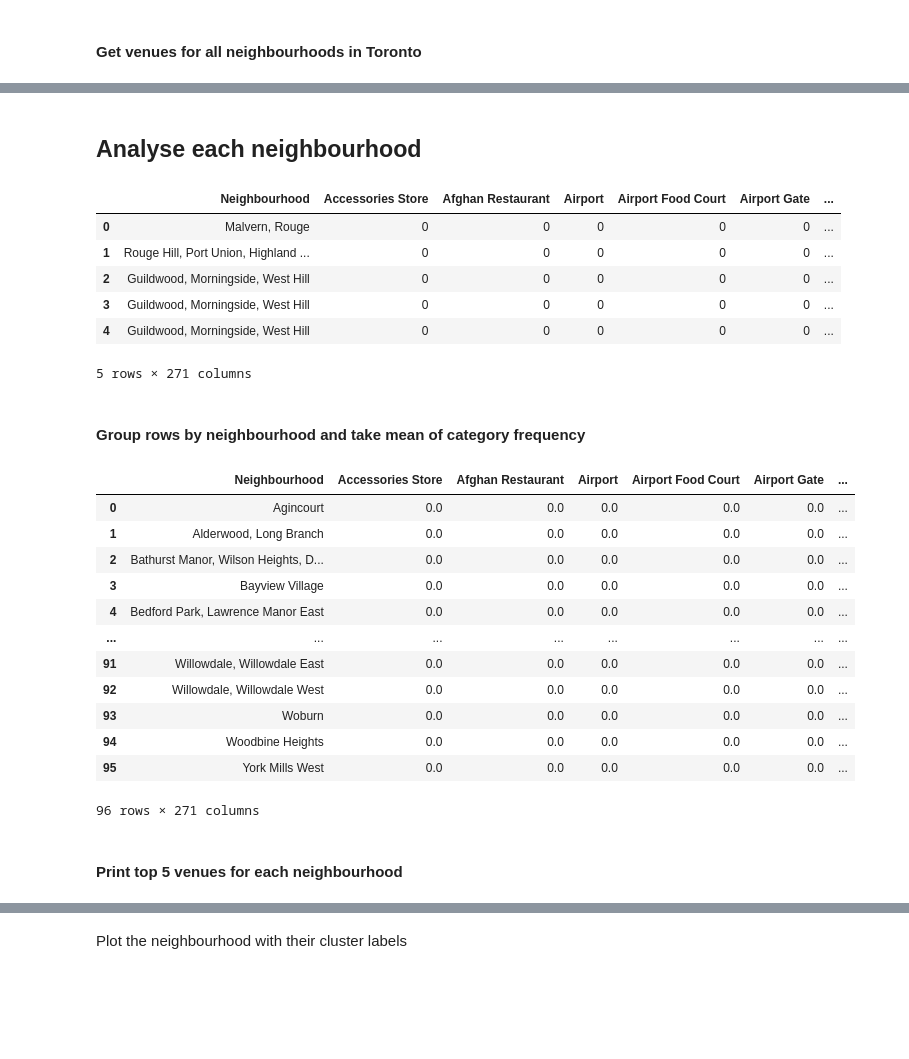
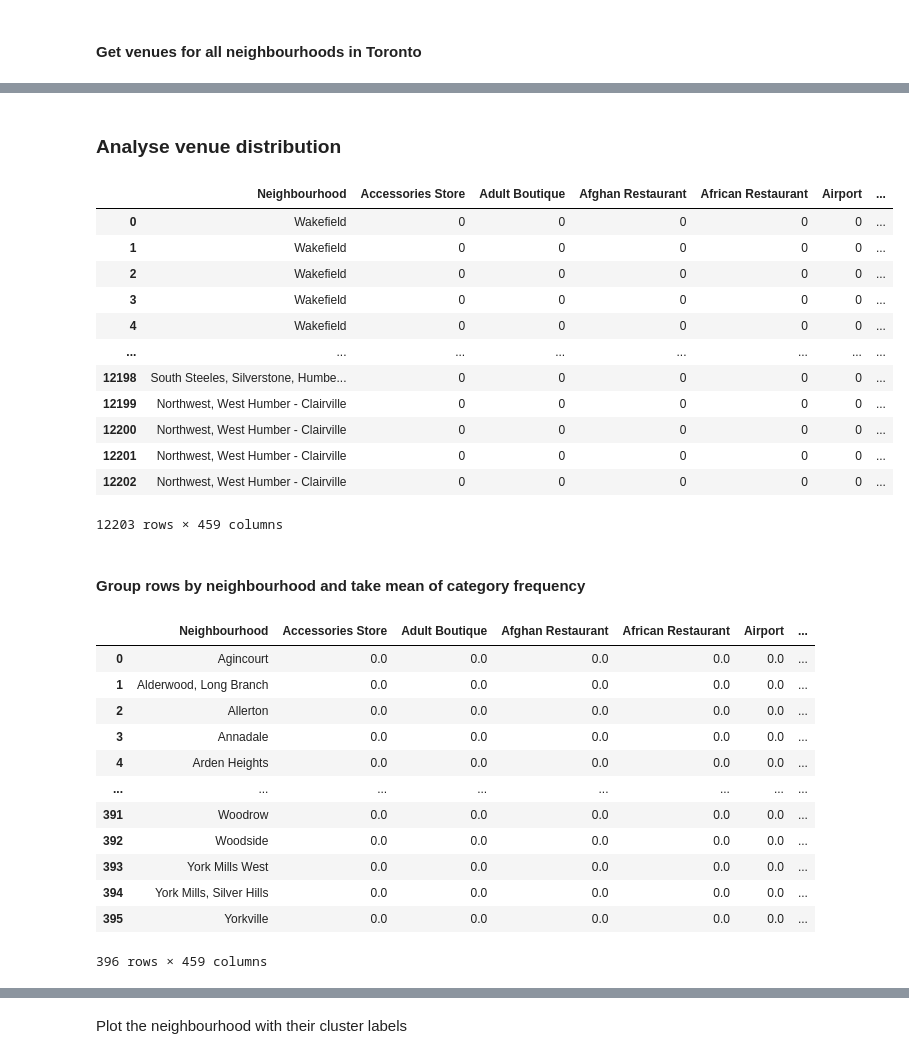
Before and after one commit to procal/Coursera_Capstone, a Jupyter notebook: Coursera Capstone Week 3.ipynb, the cells around one changed output, grey strips where cells are left out. Saved outputs shown, nothing was run; the diff lists cells and outputs as text; code cells hidden in the pictures; blank space fills up the shorter version.

```diff
--- a/Coursera Capstone Week 3.ipynb
+++ b/Coursera Capstone Week 3.ipynb
@@ -339,7 +289,7 @@ def getNearbyVenues(names, latitudes, longitudes, radius=500):
             lat,
             lng,
             radius,
-            LIMIT)
+            100) # limit of venues returned
 
         # make the GET request
         results = requests.get(url).json()["response"]['groups'][0]['items']
@@ -366,0 +319,5 @@ def getNearbyVenues(names, latitudes, longitudes, radius=500):
+# %%
+newyork_venues = getNearbyVenues(names=newyork_data['Neighbourhood'],
+                                   latitudes=newyork_data['Latitude'],
+                                   longitudes=newyork_data['Longitude']
+                                  )
@@ -367,9 +355,9 @@ def getNearbyVenues(names, latitudes, longitudes, radius=500):
 # %% [markdown]
 #### Get venues for all neighbourhoods in Toronto
 # %%
-toronto_venues = getNearbyVenues(names=toronto_data_lat_long['Neighbourhood'],
-                                   latitudes=toronto_data_lat_long['Latitude'],
-                                   longitudes=toronto_data_lat_long['Longitude']
+toronto_venues = getNearbyVenues(names=toronto_data['Neighbourhood'],
+                                   latitudes=toronto_data['Latitude'],
+                                   longitudes=toronto_data['Longitude']
                                   )
 # %% [output]
 Malvern, Rouge
@@ -423,0 +395,2 @@ toronto_venues.groupby('Neighbourhood').count()
+# %%
+newyork_toronto_venues = pd.concat([newyork_venues, toronto_venues], ignore_index=True)
@@ -424,43 +410,47 @@ toronto_venues.groupby('Neighbourhood').count()
 # %% [markdown]
-## Analyse each neighbourhood
+### Analyse venue distribution
 # %%
 # one hot encoding
-toronto_onehot = pd.get_dummies(toronto_venues[['Venue Category']], prefix="", prefix_sep="")
+newyork_toronto_onehot = pd.get_dummies(newyork_toronto_venues[['Venue Category']], prefix="", prefix_sep="")
 
 # add neighbourhood column back to dataframe
-toronto_onehot['Neighbourhood'] = toronto_venues['Neighbourhood']
+newyork_toronto_onehot['Neighbourhood'] = newyork_toronto_venues['Neighbourhood']
 
 # move neighbourhood column to the first column
-fixed_columns = [toronto_onehot.columns[-1]] + list(toronto_onehot.columns[:-1])
-toronto_onehot = toronto_onehot[fixed_columns]
+fixed_columns = [newyork_toronto_onehot.columns[-1]] + list(newyork_toronto_onehot.columns[:-1])
+newyork_toronto_onehot = newyork_toronto_onehot[fixed_columns]
 
-toronto_onehot.head()
+newyork_toronto_onehot
 # %% [output]
-|  | Neighbourhood | Accessories Store | Afghan Restaurant | Airport | Airport Food Court | Airport Gate | ... |
-| 0 | Malvern, Rouge | 0 | 0 | 0 | 0 | 0 | ... |
-| 1 | Rouge Hill, Port Union, Highland ... | 0 | 0 | 0 | 0 | 0 | ... |
-| 2 | Guildwood, Morningside, West Hill | 0 | 0 | 0 | 0 | 0 | ... |
-| 3 | Guildwood, Morningside, West Hill | 0 | 0 | 0 | 0 | 0 | ... |
-| 4 | Guildwood, Morningside, West Hill | 0 | 0 | 0 | 0 | 0 | ... |
+|  | Neighbourhood | Accessories Store | Adult Boutique | Afghan Restaurant | African Restaurant | Airport | ... |
+| 0 | Wakefield | 0 | 0 | 0 | 0 | 0 | ... |
+| 1 | Wakefield | 0 | 0 | 0 | 0 | 0 | ... |
+| 2 | Wakefield | 0 | 0 | 0 | 0 | 0 | ... |
+| 3 | Wakefield | 0 | 0 | 0 | 0 | 0 | ... |
+| 4 | Wakefield | 0 | 0 | 0 | 0 | 0 | ... |
+| ... | ... | ... | ... | ... | ... | ... | ... |
+| 12198 | South Steeles, Silverstone, Humbe... | 0 | 0 | 0 | 0 | 0 | ... |
+| 12199 | Northwest, West Humber - Clairville | 0 | 0 | 0 | 0 | 0 | ... |
+| 12200 | Northwest, West Humber - Clairville | 0 | 0 | 0 | 0 | 0 | ... |
+| 12201 | Northwest, West Humber - Clairville | 0 | 0 | 0 | 0 | 0 | ... |
+| 12202 | Northwest, West Humber - Clairville | 0 | 0 | 0 | 0 | 0 | ... |
-5 rows × 271 columns
+12203 rows × 459 columns
 # %% [markdown]
 #### Group rows by neighbourhood and take mean of category frequency
 # %%
-toronto_grouped = toronto_onehot.groupby('Neighbourhood').mean().reset_index()
-toronto_grouped
+newyork_toronto_grouped = newyork_toronto_onehot.groupby('Neighbourhood').mean().reset_index()
+newyork_toronto_grouped
 # %% [output]
-|  | Neighbourhood | Accessories Store | Afghan Restaurant | Airport | Airport Food Court | Airport Gate | ... |
+|  | Neighbourhood | Accessories Store | Adult Boutique | Afghan Restaurant | African Restaurant | Airport | ... |
 | 0 | Agincourt | 0.0 | 0.0 | 0.0 | 0.0 | 0.0 | ... |
 | 1 | Alderwood, Long Branch | 0.0 | 0.0 | 0.0 | 0.0 | 0.0 | ... |
-| 2 | Bathurst Manor, Wilson Heights, D... | 0.0 | 0.0 | 0.0 | 0.0 | 0.0 | ... |
-| 3 | Bayview Village | 0.0 | 0.0 | 0.0 | 0.0 | 0.0 | ... |
-| 4 | Bedford Park, Lawrence Manor East | 0.0 | 0.0 | 0.0 | 0.0 | 0.0 | ... |
+| 2 | Allerton | 0.0 | 0.0 | 0.0 | 0.0 | 0.0 | ... |
+| 3 | Annadale | 0.0 | 0.0 | 0.0 | 0.0 | 0.0 | ... |
+| 4 | Arden Heights | 0.0 | 0.0 | 0.0 | 0.0 | 0.0 | ... |
 | ... | ... | ... | ... | ... | ... | ... | ... |
-| 91 | Willowdale, Willowdale East | 0.0 | 0.0 | 0.0 | 0.0 | 0.0 | ... |
-| 92 | Willowdale, Willowdale West | 0.0 | 0.0 | 0.0 | 0.0 | 0.0 | ... |
-| 93 | Woburn | 0.0 | 0.0 | 0.0 | 0.0 | 0.0 | ... |
-| 94 | Woodbine Heights | 0.0 | 0.0 | 0.0 | 0.0 | 0.0 | ... |
-| 95 | York Mills West | 0.0 | 0.0 | 0.0 | 0.0 | 0.0 | ... |
+| 391 | Woodrow | 0.0 | 0.0 | 0.0 | 0.0 | 0.0 | ... |
+| 392 | Woodside | 0.0 | 0.0 | 0.0 | 0.0 | 0.0 | ... |
+| 393 | York Mills West | 0.0 | 0.0 | 0.0 | 0.0 | 0.0 | ... |
+| 394 | York Mills, Silver Hills | 0.0 | 0.0 | 0.0 | 0.0 | 0.0 | ... |
+| 395 | Yorkville | 0.0 | 0.0 | 0.0 | 0.0 | 0.0 | ... |
-96 rows × 271 columns
+396 rows × 459 columns
-# %% [markdown]
-#### Print top 5 venues for each neighbourhood
```
Also changed, not shown: parts of 85 cells of this notebook.
